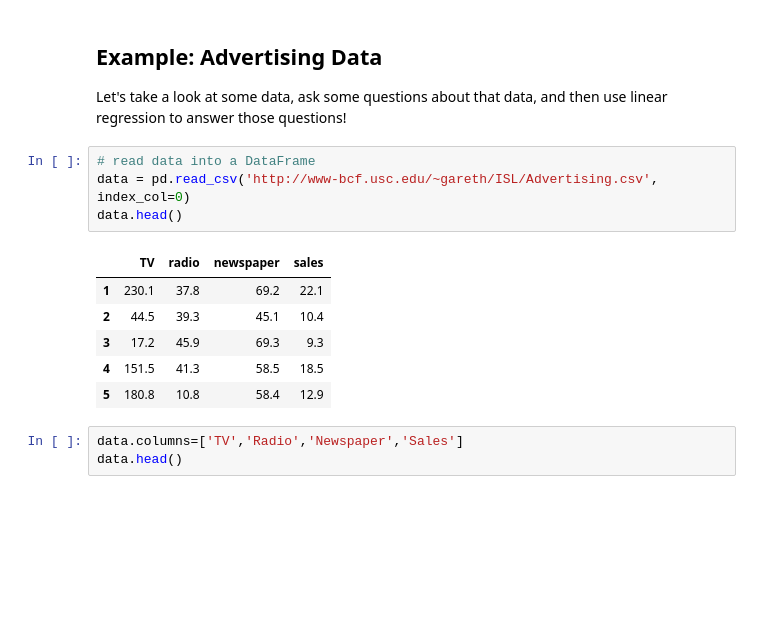
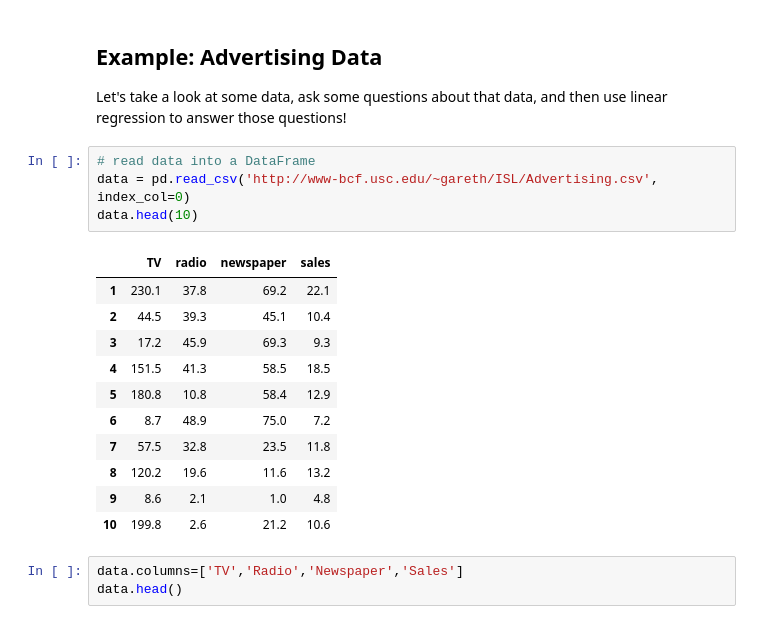
Before and after one commit to smitdalt/machine-learning, a Jupyter notebook: notebooks/08_linear_regression.ipynb, the cells around one changed output. Cells and saved outputs as stored; diff of their text form; blank space fills up the shorter version.

```diff
--- a/notebooks/08_linear_regression.ipynb
+++ b/notebooks/08_linear_regression.ipynb
@@ -36,14 +36,19 @@ Let's take a look at some data, ask some questions about that data, and then use
 # %%
 # read data into a DataFrame
 data = pd.read_csv('http://www-bcf.usc.edu/~gareth/ISL/Advertising.csv', index_col=0)
-data.head()
+data.head(10)
 # %% [output]
 |  | TV | radio | newspaper | sales |
 | 1 | 230.1 | 37.8 | 69.2 | 22.1 |
 | 2 | 44.5 | 39.3 | 45.1 | 10.4 |
 | 3 | 17.2 | 45.9 | 69.3 | 9.3 |
 | 4 | 151.5 | 41.3 | 58.5 | 18.5 |
 | 5 | 180.8 | 10.8 | 58.4 | 12.9 |
+| 6 | 8.7 | 48.9 | 75.0 | 7.2 |
+| 7 | 57.5 | 32.8 | 23.5 | 11.8 |
+| 8 | 120.2 | 19.6 | 11.6 | 13.2 |
+| 9 | 8.6 | 2.1 | 1.0 | 4.8 |
+| 10 | 199.8 | 2.6 | 21.2 | 10.6 |
 # %%
 data.columns=['TV','Radio','Newspaper','Sales']
 data.head()
```
Also changed, not shown: parts of 9 cells of this notebook.
